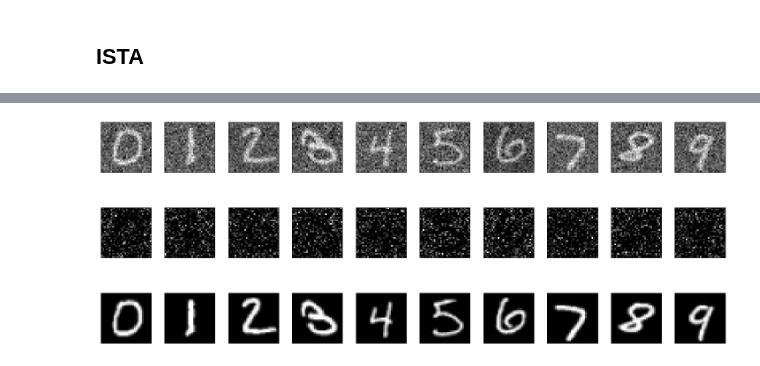
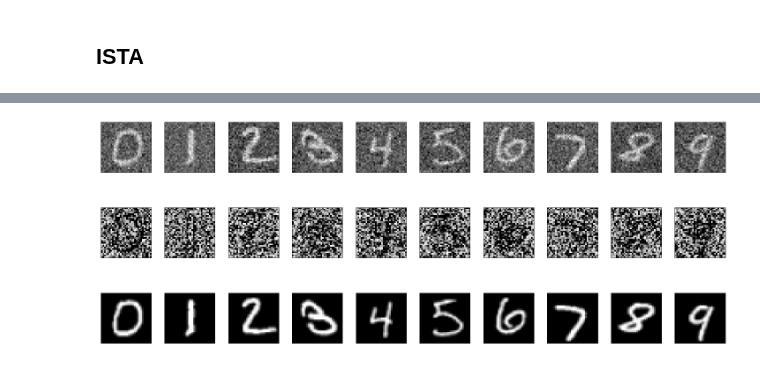
Before and after one commit to Lynch1206/5LSL0_HW, a Jupyter notebook: Assignment4/Code - for students/Week1.ipynb, the cells around one changed output, grey strips where cells are left out. Drawn from its saved outputs; the diff is of its cells as text; code cells hidden in the pictures.

```diff
--- a/Assignment4/Code - for students/Week1.ipynb
+++ b/Assignment4/Code - for students/Week1.ipynb
@@ -115,3 +115,9 @@ $\hat{x}=sign(x_2)max(|x_2|-\alpha*\lambda,0)$  -  the last estimate
 $error(i,1) = \frac{norm|(\hat{x} - x_1)|}{ norm|(\hat{x})|} $
 # %% [markdown]
 ## ISTA
+# %%
+y = x_noisy_example[0]
+A = torch.diag_embed(torch.flatten(y))
+x = torch.zeros(len(torch.flatten(y)))
+print(x)
+torch.transpose(A,0,1)
@@ -131,11 +146,9 @@ class ISTAI_main(object):
         # self.y=y
 
 
-    def softthreshold(self,x,shrinkage):
+    def softthreshold(self,x,theta):
         # torch.sign(x) Returns a new tensor with the signs of the elements of input.
-        return torch.multiply(torch.sign(x) ,torch.maximum(torch.abs(x) - shrinkage, torch.tensor(0.)))
-
-
+        return torch.multiply(torch.sign(x) ,torch.maximum(torch.abs(x) - theta, torch.tensor(0.)))
 
     def ISTA(self,mu,lmbd,K,y:torch.tensor)->torch.tensor:
         """
@@ -146,11 +159,12 @@ class ISTAI_main(object):
         x = torch.zeros(len(torch.flatten(y))) # 1024 zero
         error = []
         for i in range(K):
-            g = A.T@(torch.flatten(y)-A@x)
+            g = torch.transpose(A,0,1)@(torch.flatten(y)-A@x)
             x_2 = x +mu*g
-            x_hat = self.softthreshold(x_2, mu*lmbd)
-            error = torch.nn.functional.mse_loss(x,x_hat)
-            if error < 1e-15:
+            shrinkage = mu*lmbd
+            x_hat = self.softthreshold(x_2, shrinkage)
+            error = torch.nn.functional.mse_loss(x_hat,x)
+            if error < 1e-7:
                 break
             else:
                 x = x_hat
@@ -162,33 +176,33 @@ class ISTAI_main(object):
     #     return x_hat, error
 # %%
 # ------------Tuning parameters-----------------------------------
-mu = 0.0002
-lmbd = 0.8
+mu = 0.01
+lmbd = 0.3
 K=100
 # ----------------------------------------------------------------
 Ex1 = ISTAI_main()
 x_hat = dict()
 for i in range(10):
     y = x_noisy_example[i,0,:,:]
     with torch.no_grad():
         x_hat[i]= Ex1.ISTA(mu,lmbd,K,y)
 fig = plt.figure(figsize=(20,10))
 for i in range(10):
     ax1 = fig.add_subplot(3, 10, i+1)
     ax1.imshow(x_noisy_example[i,0,:,:],cmap='gray')
     plt.yticks([])
     plt.xticks([])
     plt.tight_layout()
     plottable_image = x_hat[i].reshape([32,32])
     ax = fig.add_subplot(3, 10, i+11)
     ax.imshow(plottable_image,cmap='gray')
     plt.tight_layout()
     plt.yticks([])
     plt.xticks([])
     ax2 = fig.add_subplot(3, 10, i+21)
     ax2.imshow(x_clean_example[i,0,:,:],cmap='gray')
     plt.tight_layout()
     plt.yticks([])
     plt.xticks([])
 # %% [output]
-[figure, old version]
+[figure, new version]
```
Also changed, not shown: parts of 1 cell of this notebook.
